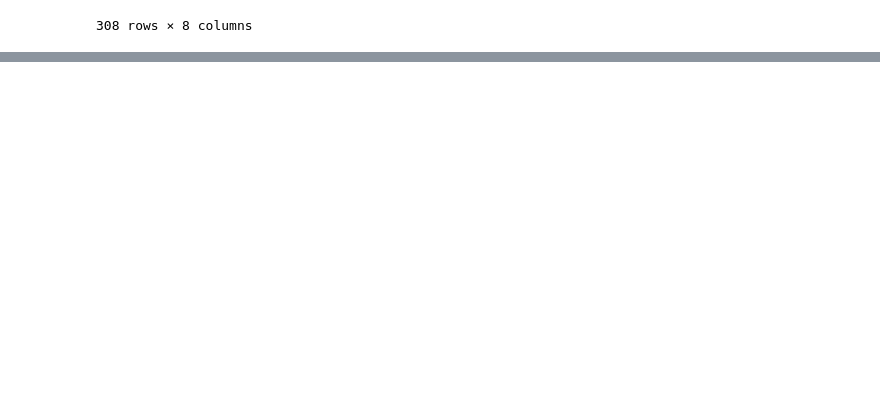
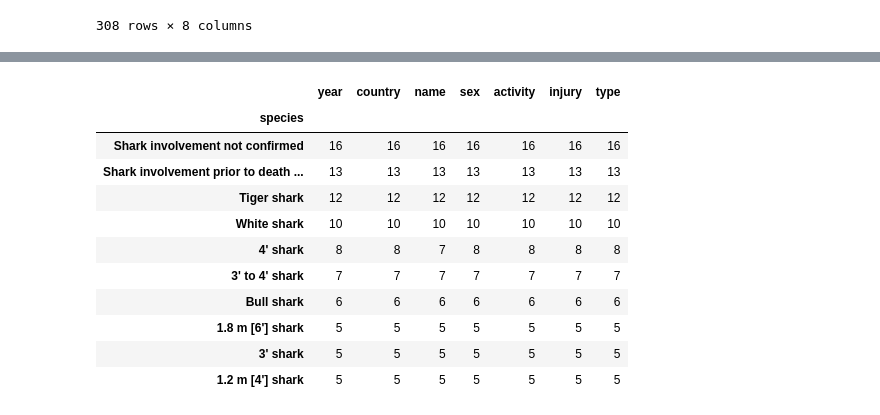
Before and after one commit to LucasAPerfeito/Project-Shark-Attack, a Jupyter notebook: Projeto - Shark Attack.ipynb, the cells around one changed output, grey strips where cells are left out. Drawn from its saved outputs; the diff is of its cells as text; code cells hidden in the pictures; blank space fills up the shorter version.

```diff
--- a/Projeto - Shark Attack.ipynb
+++ b/Projeto - Shark Attack.ipynb
@@ -708,0 +631,15 @@ dicionario1 = {'white' : 'white shark', 'tiger' : 'tiger shark', 'shortfin' : 'm
+# %%
+df3[df3['sex'] == 'F'].groupby('species').count().sort_values(by = 'year', ascending = False).head(10)
+# %% [output]
+|  | year | country | name | sex | activity | injury | type |
+| species |  |  |  |  |  |  |  |
+| Shark involvement not confirmed | 16 | 16 | 16 | 16 | 16 | 16 | 16 |
+| Shark involvement prior to death ... | 13 | 13 | 13 | 13 | 13 | 13 | 13 |
+| Tiger shark | 12 | 12 | 12 | 12 | 12 | 12 | 12 |
+| White shark | 10 | 10 | 10 | 10 | 10 | 10 | 10 |
+| 4' shark | 8 | 8 | 7 | 8 | 8 | 8 | 8 |
+| 3' to 4' shark | 7 | 7 | 7 | 7 | 7 | 7 | 7 |
+| Bull shark | 6 | 6 | 6 | 6 | 6 | 6 | 6 |
+| 1.8 m [6'] shark | 5 | 5 | 5 | 5 | 5 | 5 | 5 |
+| 3' shark | 5 | 5 | 5 | 5 | 5 | 5 | 5 |
+| 1.2 m [4'] shark | 5 | 5 | 5 | 5 | 5 | 5 | 5 |
```
Also changed, not shown: parts of 84 cells of this notebook.
